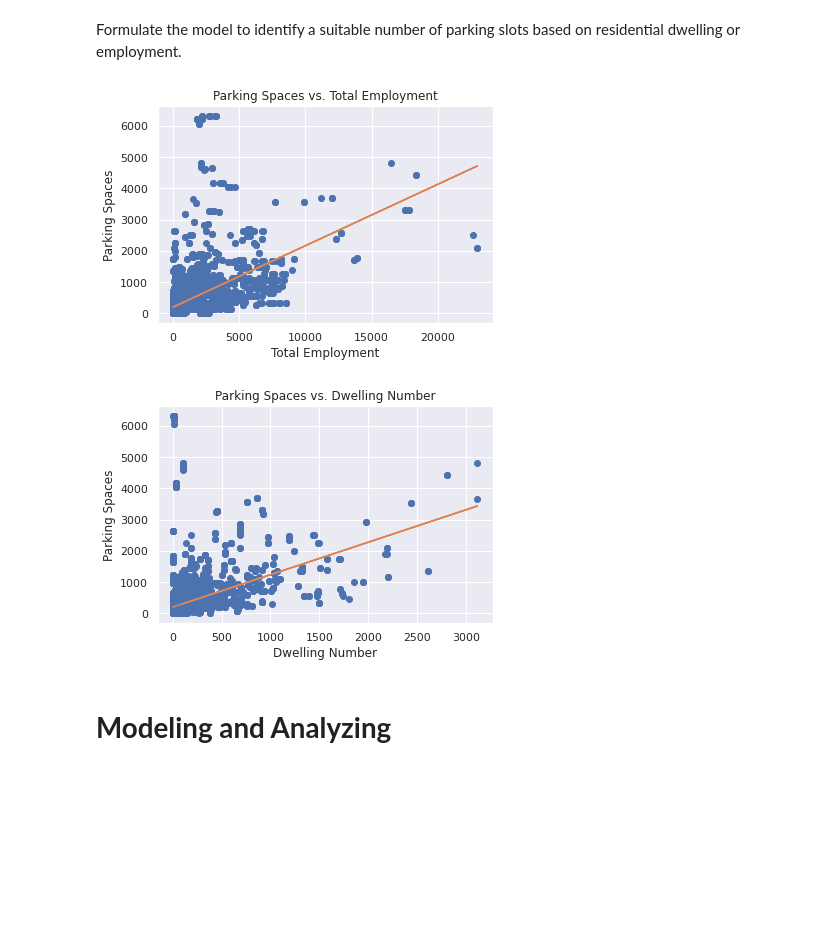
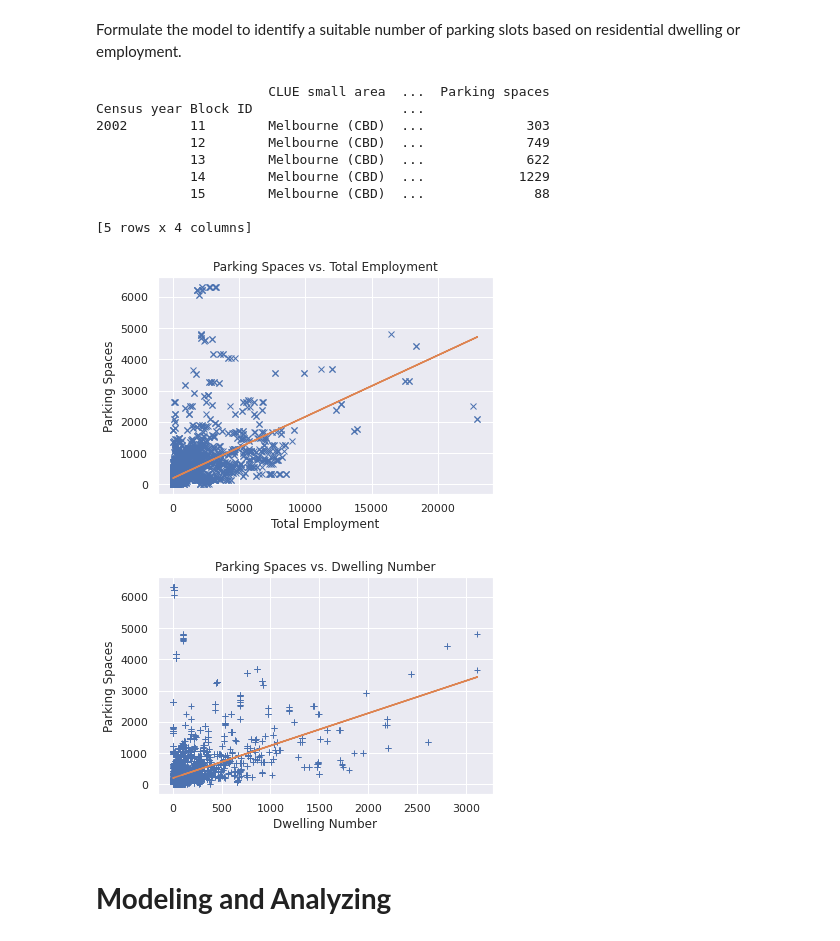
Before and after one commit to Tithra/SIT782, a Jupyter notebook: CLUE_analysis_interact.ipynb, the cells around one changed output. Cells and saved outputs as stored; diff of their text form; code cells hidden in the pictures; blank space fills up the shorter version.

```diff
--- a/CLUE_analysis_interact.ipynb
+++ b/CLUE_analysis_interact.ipynb
@@ -61,34 +55,20 @@ Total records before cleaning is 177729
 # %%
 #Employment data
 employment = pd.read_csv('/content/drive/MyDrive/Notebooks/SIT782/CLUE/Employment_by_block_by_CLUE_industry.csv')
-
 #Total records before cleaning
 print('Total records before cleaning is',len(employment))
-
 #Cleaning the data (remove missing values at [Total employment in block])
 employment.dropna(subset=['Total employment in block'],inplace=True)
-
 #Total records after cleaning
 print('Total records afer cleaning is',len(employment))
-
 #Select only necessary columns
 selected_columns =['Census year','Block ID','Total employment in block']
 employment = employment[selected_columns]
-employment
-
 #Sum the employment based on Block ID and Year
-employment_by_block = resident.groupby(['Census year','Block ID']).sum()
-
-#Sum the employment number based on Block ID and Year
 employment_by_block = employment.groupby(['Census year','Block ID']).sum()
-
-#plot the residential dwellings
-xTicks = range(2002,2020,1)
-employment_by_block.groupby(['Census year']).sum()[:-1].plot.line(xticks = xTicks,
-                                                                figsize=(10,5),
-                                                                title='Employment Trend',
-                                                                ylabel = 'Employment number (Million unit)'
-                                                                )
+print('Total records after grouping (by Block ID) is',len(employment_by_block))
+#Detail of the employment_by_block
+employment_by_block.head()
 # %% [output]
 Total records before cleaning is 11182
 Total records afer cleaning is 8759
@@ -140,36 +117,45 @@ Formulate the model to identify a suitable number of parking slots based on resi
 # %%
 import matplotlib.pyplot as plt
 import numpy as np
+import seaborn as sns
+sns.set_theme(color_codes=True)
 
-#Combine the datasets
+#Combine the datasets (only take the blocks that match between three datasets)
 data = resident_by_block.merge(employment_by_block, left_index= True, right_index=True)
 data = data.merge(parking_by_block,left_index=True,right_index=True)
-
-#Find the linear regression model between parking space (Y) and employment (X1)
+print(data.head())
+#Prepare data for scatter plots
 x1 = data['Total employment in block']
 x2 = data['Dwelling number']
 y = data['Parking spaces']
-
 #Plot the data points (Parking Spaces vs. Total Employment) and regression line
-plt.plot(x1,y,'o')
+plt.plot(x1,y,'x')
 a, b = np.polyfit(x1,y,1)
 plt.plot(x1, a*x1 + b)
 plt.title('Parking Spaces vs. Total Employment')
 plt.ylabel('Parking Spaces')
 plt.xlabel('Total Employment')
 plt.show()
-
 #Plot the data points (Parking Spaces vs. Dwelling Number) and regression line
-plt.plot(x2,y,'o')
+plt.plot(x2,y,'+')
 a, b = np.polyfit(x2,y,1)
 plt.plot(x2, a*x2 + b)
 plt.title('Parking Spaces vs. Dwelling Number')
 plt.ylabel('Parking Spaces')
 plt.xlabel('Dwelling Number')
 plt.show()
 # %% [output]
+                      CLUE small area  ...  Parking spaces
+Census year Block ID                   ...
+2002        11        Melbourne (CBD)  ...             303
+            12        Melbourne (CBD)  ...             749
+            13        Melbourne (CBD)  ...             622
+            14        Melbourne (CBD)  ...            1229
+            15        Melbourne (CBD)  ...              88
+
+[5 rows x 4 columns]
-[figure, old version]
+[figure, new version]
-[figure, old version]
+[figure, new version]
 # %% [markdown]
 # **Modeling and Analyzing**
 # %% [markdown]
```
Also changed, not shown: parts of 6 cells of this notebook.
